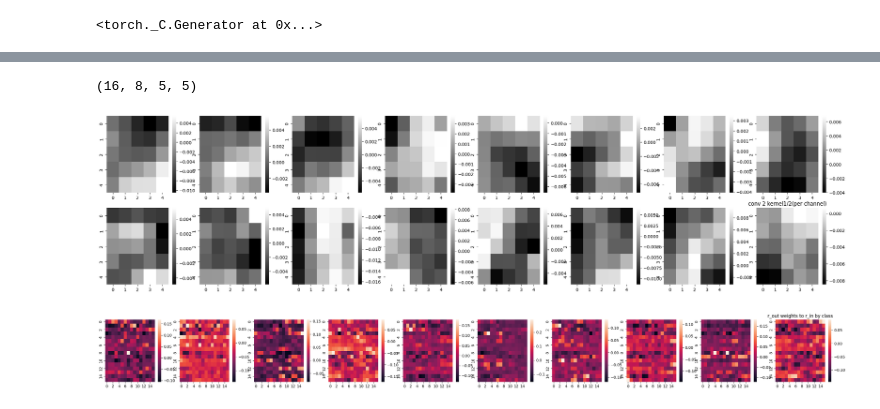
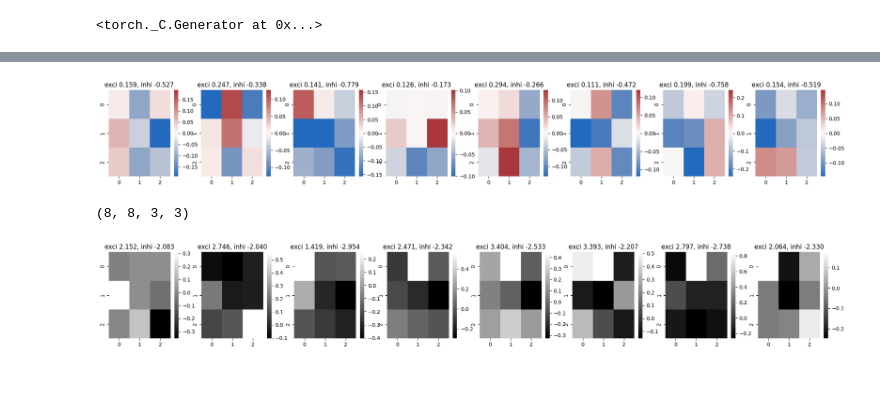
Before and after one commit to lucyzmf/spikingPC, a Jupyter notebook: scripts/conv_2l_test.ipynb, the cells around one changed output, grey strips where cells are left out. Cells and saved outputs as stored; diff of their text form; code cells hidden in the pictures; blank space fills up the shorter version.

```diff
--- a/scripts/conv_2l_test.ipynb
+++ b/scripts/conv_2l_test.ipynb
@@ -131,0 +166,2 @@ SnnConvNet(
+# %%
+connection_type = ['ff', 'ff', 'ff', 'rec', 'fb', 'fb', 'fb', 'ff', 'fb']
@@ -141,0 +273,18 @@ plt.show()
+# %%
+img = sample_data[2]
+conv1 = model.conv1.conv_in.weight.detach().cpu()
+conv1_bias = model.conv1.conv_in.bias.detach().cpu()
+
+conv2 = model.conv2.conv_in.weight.detach().cpu()
+conv2_bias = model.conv2.conv_in.bias.detach().cpu()
+
+feature1 = F.conv2d(img, conv1, bias=conv1_bias, stride=1, padding=0)
+feature2 = F.conv2d(feature1, conv2, bias=conv2_bias, stride=1, padding=0)
+
+
+fig, axs = plt.subplots(2, len(conv1), figsize=(25, 6))
+plt.title('conv 1/2 feature maps')
+for i in range(len(conv1)):
+    sns.heatmap(feature1[i].squeeze(), ax=axs[0][i], cmap='gray')
+    sns.heatmap(feature2[i].squeeze(), ax=axs[1][i], cmap='gray')
+plt.show()
@@ -142,26 +293,27 @@ plt.show()
+# %%
+# deconv
+deconv1 = model.deconv1.weight.detach().cpu().numpy()
+
+fig, axs = plt.subplots(1, len(deconv1), figsize=(25, 3))
+plt.title('deconv 1 kernels')
+for i in range(len(deconv1)):
+    abs_max = np.max(np.abs(deconv1[i]))
+    sns.heatmap(deconv1[i].squeeze(), ax=axs[i], vmax=abs_max, vmin=-abs_max, cmap='vlag')
+    axs[i].set_title('exci %.3f, inhi %.3f' % (((deconv1[i]>0)*deconv1[i]).sum(), ((deconv1[i]<0)*deconv1[i]).sum()))
+plt.show()
+# %% [output]
+[figure, added]
 # %%
-k = model.conv2.conv1_x.weight.detach().cpu().numpy()
+k2 = model.conv2.conv_in.weight.detach().cpu().numpy()
 
-print(k.shape)
+print(k2.shape)
 
-fig, axs = plt.subplots(2, 8, figsize=(30, 7))
-plt.title('conv 2 kernel1/2(per channel)')
-for i in range(len(k[0])):
-    sns.heatmap(k[0][i], ax=axs[0][i], cmap='gray')
-    sns.heatmap(k[1][i], ax=axs[1][i], cmap='gray')
+fig, axs = plt.subplots(1, len(k), figsize=(25, 3))
+plt.title('conv 1 kernels')
+for i in range(len(k2)):
+    sns.heatmap(k2[i].sum(axis=0), ax=axs[i], cmap='gray')
+    axs[i].set_title('exci %.3f, inhi %.3f' % (((k2[i]>0)*k2[i]).sum(), ((k2[i]<0)*k2[i]).sum()))
 plt.show()
 # %% [output]
-(16, 8, 5, 5)
+(8, 8, 3, 3)
-[figure, old version]
+[figure, new version]
-# %%
-# plot p to r weights
-fig, axs = plt.subplots(1, 10, figsize=(35, 3))
-for i in range(10):
-    sns.heatmap(
-        model.pc_layer.rout2rin.weight[:, num_readout * i:(i + 1) * num_readout].detach().cpu().numpy().sum(axis=1).reshape(16, 16),
-        ax=axs[i])
-plt.title('r_out weights to r_in by class')
-
-plt.show()
-# %% [output]
-[figure, removed]
```
Also changed, not shown: parts of 22 cells of this notebook, 8 other files.
